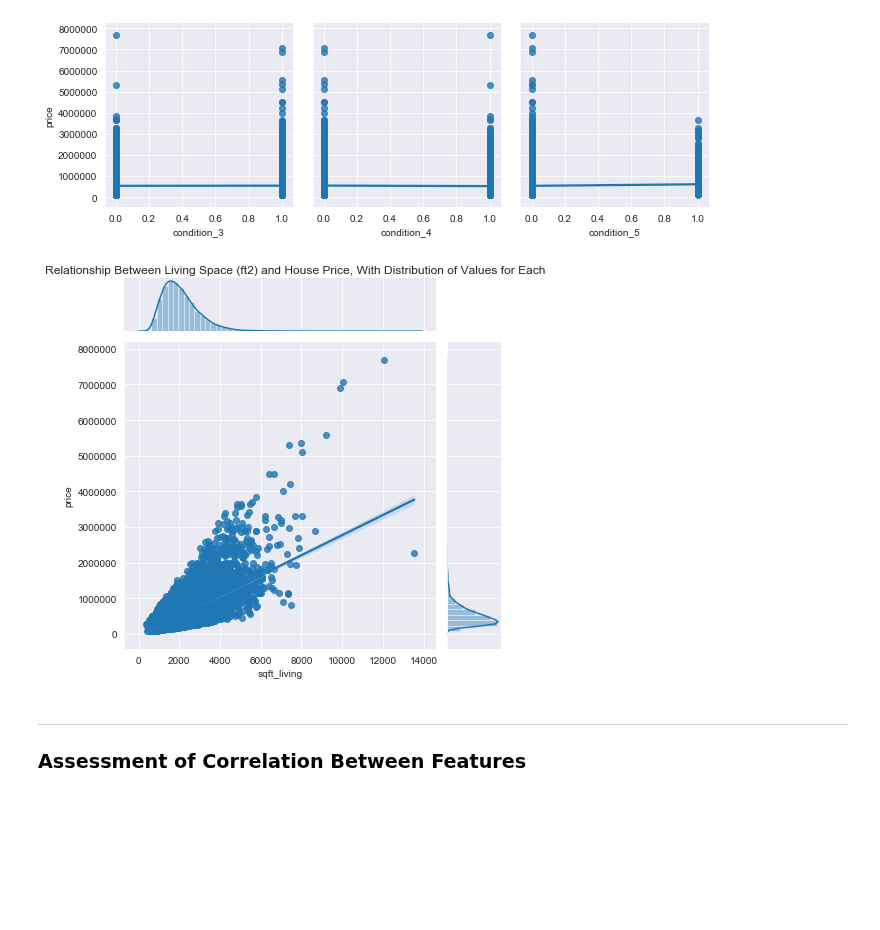
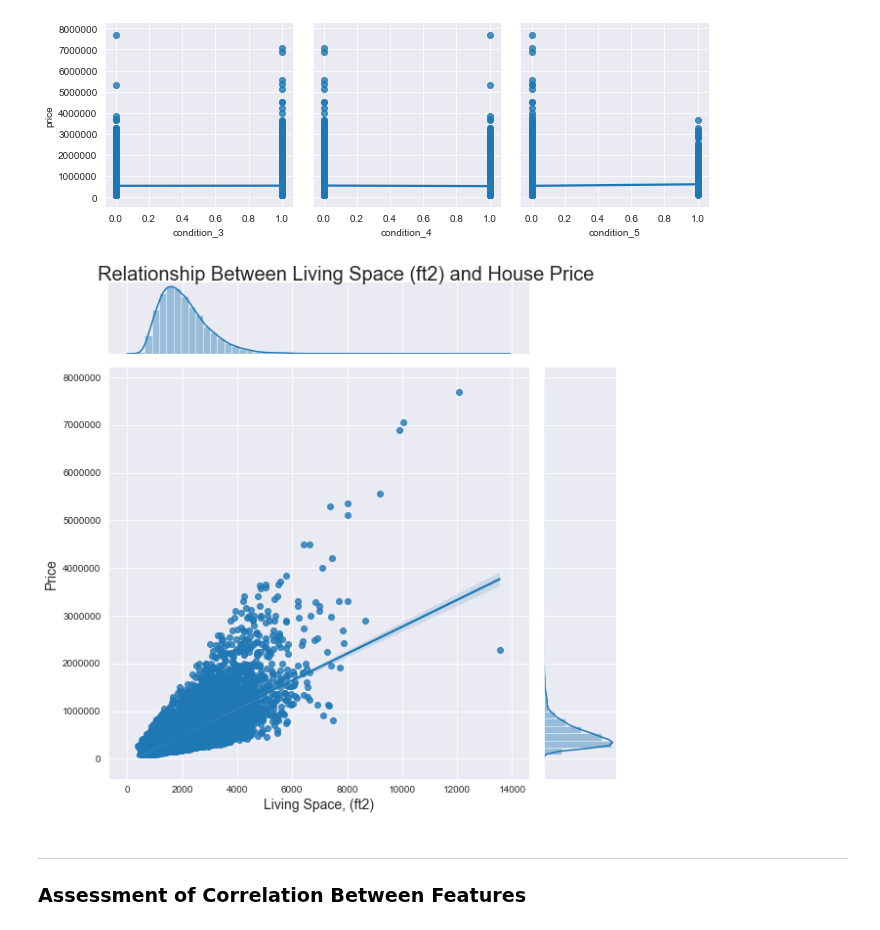
Before and after one commit to griffinhundley/predicting-housing-prices, a Jupyter notebook: Final_Notebook.ipynb, the cells around one changed output. Drawn from its saved outputs; the diff is of its cells as text; code cells hidden in the pictures; blank space fills up the shorter version.

```diff
--- a/Final_Notebook.ipynb
+++ b/Final_Notebook.ipynb
@@ -157,13 +159,13 @@ for i in row_groups:
 [figure]
 # %%
 df = pd.concat([X_train, y_train], axis = 1)
-
-fig = sns.jointplot(x="sqft_living", y="price", data=df, kind="reg")
-fig.fig.suptitle("Relationship Between Living Space (ft2) and House Price, With Distribution of Values for Each", fontsize = 12)
+fig = sns.jointplot(x="sqft_living", y="price", data=df, kind="reg", height = 8, ratio = 5)
+fig.fig.suptitle("Relationship Between Living Space (ft2) and House Price", fontsize = 20)
 fig.fig.subplots_adjust(top=0.95)
-#set_title('Relationship Between Living Space (ft2) and House Price, With Distribution of Values for Each');
+fig.set_axis_labels(xlabel = 'Living Space, (ft2)', ylabel = 'Price', fontsize = 14)
+sns.set(font_scale = 1)
 # %% [output]
-[figure, old version]
+[figure, new version]
 # %% [markdown]
 ***
 ### Assessment of Correlation Between Features
```
Also changed, not shown: parts of 17 cells of this notebook.
